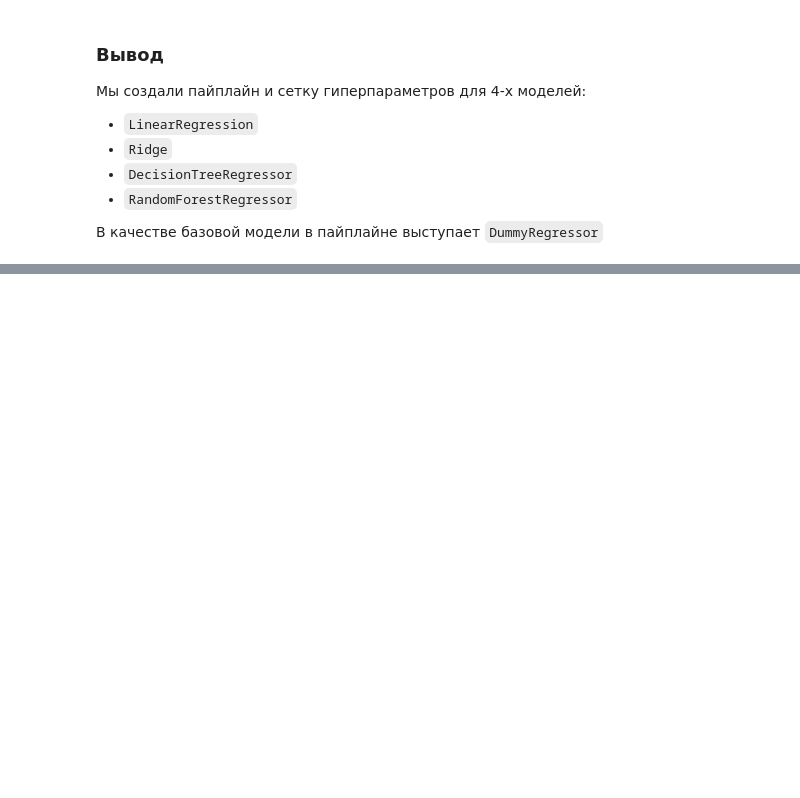
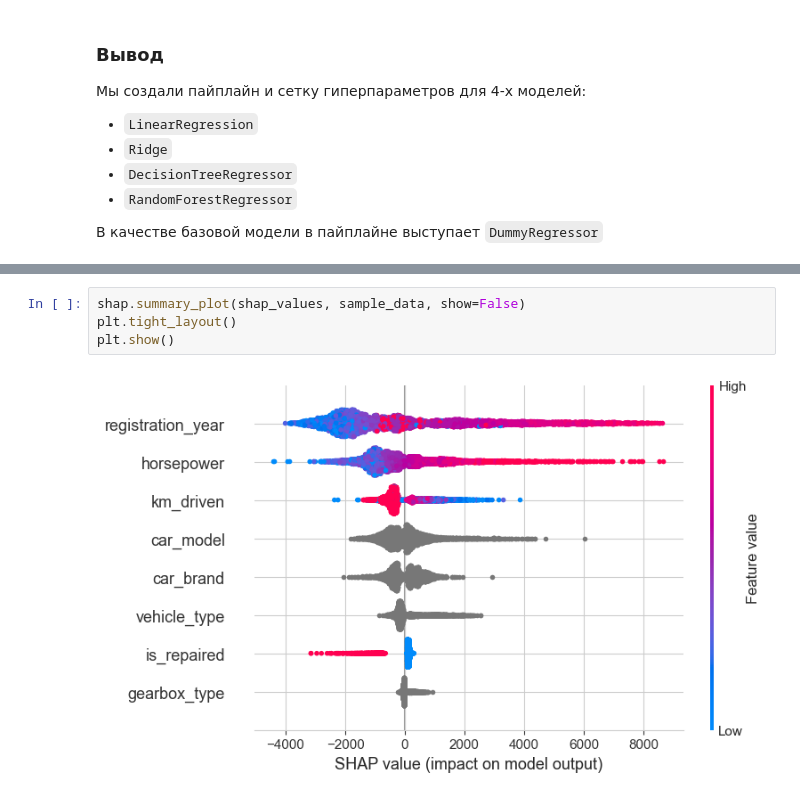
Before and after one commit to Moncervers/car_price_prediction, a Jupyter notebook: 15d5adf9-246c-4b56-a6a8-43d94bd8231e.ipynb, the cells around one changed output, grey strips where cells are left out. Drawn from its saved outputs; the diff is of its cells as text; blank space fills up the shorter version.

```diff
--- a/15d5adf9-246c-4b56-a6a8-43d94bd8231e.ipynb
+++ b/15d5adf9-246c-4b56-a6a8-43d94bd8231e.ipynb
@@ -768,0 +964,6 @@ param_grid = [
+# %%
+shap.summary_plot(shap_values, sample_data, show=False)
+plt.tight_layout()
+plt.show()
+# %% [output]
+[figure, added]
```
Also changed, not shown: parts of 44 cells of this notebook.
